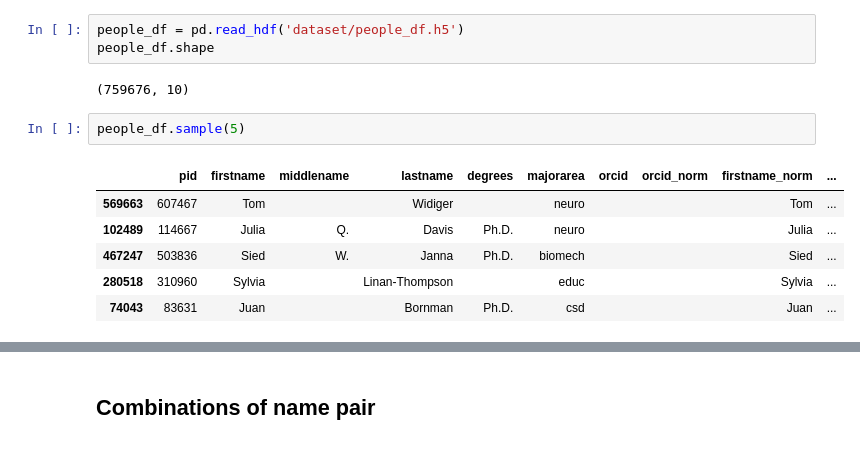
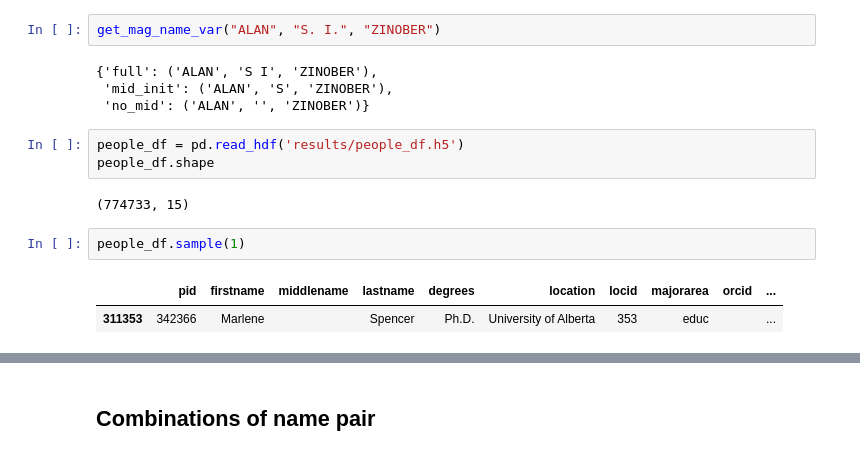
Before and after one commit to sciosci/AFT-MAG, a Jupyter notebook: prepare_aft_to_mag_author.ipynb, the cells around one changed output, grey strips where cells are left out. Drawn from its saved outputs; the diff is of its cells as text.

```diff
--- a/prepare_aft_to_mag_author.ipynb
+++ b/prepare_aft_to_mag_author.ipynb
@@ -13,14 +43,16 @@ DATA_DIR = '/home/qke100/su-data/academic-tree/'
+# %%
+get_mag_name_var("ALAN", "S. I.", "ZINOBER")
+# %% [output]
+{'full': ('ALAN', 'S I', 'ZINOBER'),
+ 'mid_init': ('ALAN', 'S', 'ZINOBER'),
+ 'no_mid': ('ALAN', '', 'ZINOBER')}
 # %%
-people_df = pd.read_hdf('dataset/people_df.h5')
+people_df = pd.read_hdf('results/people_df.h5')
 people_df.shape
 # %% [output]
-(759676, 10)
+(774733, 15)
 # %%
-people_df.sample(5)
+people_df.sample(1)
 # %% [output]
-|  | pid | firstname | middlename | lastname | degrees | majorarea | orcid | orcid_norm | firstname_norm | ... |
-| 569663 | 607467 | Tom |  | Widiger |  | neuro |  |  | Tom | ... |
-| 102489 | 114667 | Julia | Q. | Davis | Ph.D. | neuro |  |  | Julia | ... |
-| 467247 | 503836 | Sied | W. | Janna | Ph.D. | biomech |  |  | Sied | ... |
-| 280518 | 310960 | Sylvia |  | Linan-Thompson |  | educ |  |  | Sylvia | ... |
-| 74043 | 83631 | Juan |  | Bornman | Ph.D. | csd |  |  | Juan | ... |
+|  | pid | firstname | middlename | lastname | degrees | location | locid | majorarea | orcid | ... |
+| 311353 | 342366 | Marlene |  | Spencer | Ph.D. | University of Alberta | 353 | educ |  | ... |
```
Also changed, not shown: parts of 61 cells of this notebook, 3 other files.
